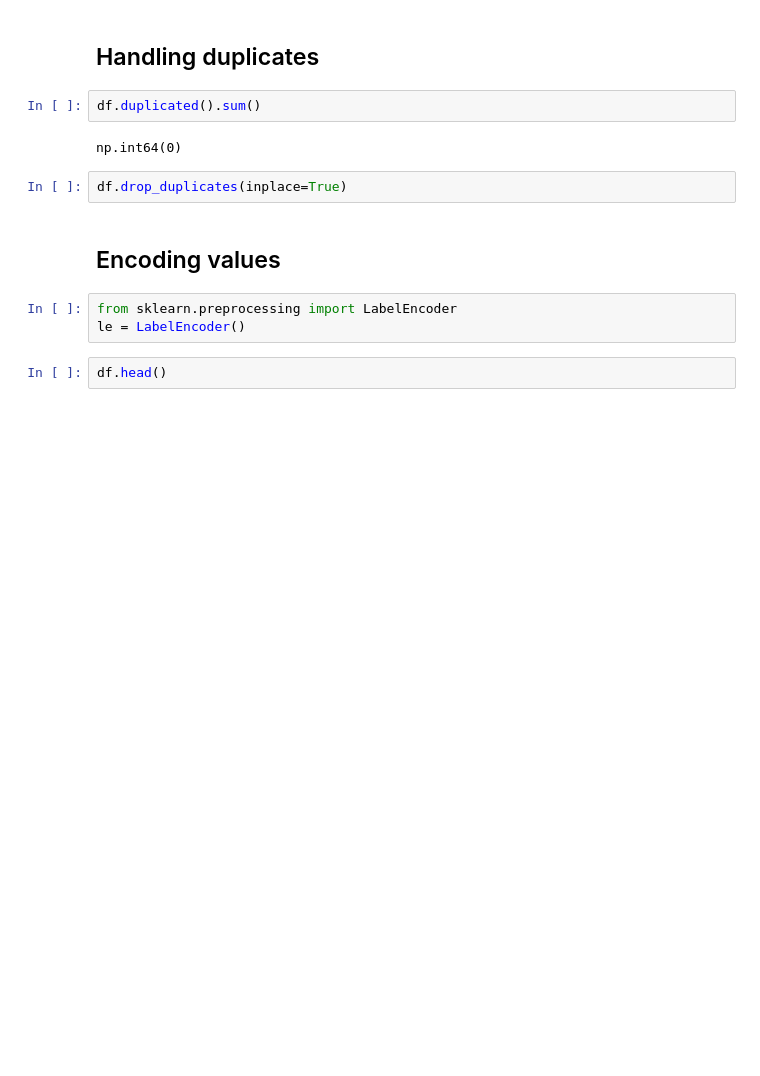
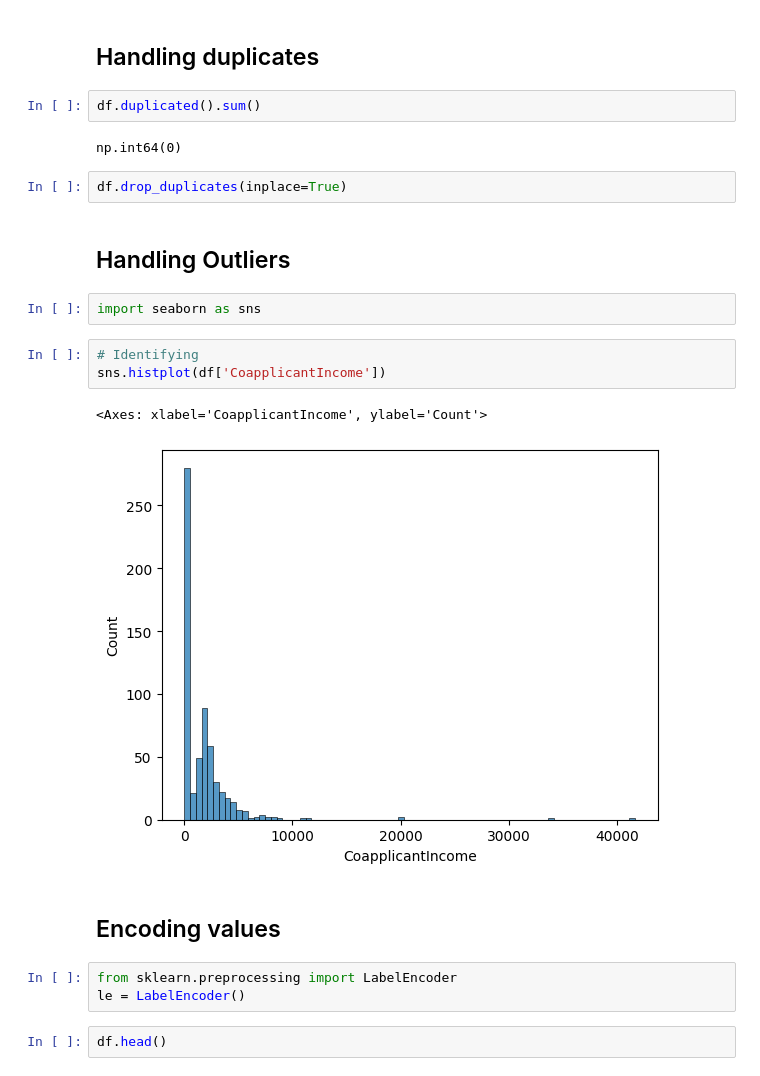
Before and after one commit to akashgardas/Data-Analysis, a Jupyter notebook: Encoding/Handling_missing_values.ipynb, the cells around one changed output. Drawn from its saved outputs; the diff is of its cells as text; blank space fills up the shorter version.

Commit message:
Handling outliers

```diff
--- a/Encoding/Handling_missing_values.ipynb
+++ b/Encoding/Handling_missing_values.ipynb
@@ -135,6 +135,16 @@ df.duplicated().sum()
 np.int64(0)
 # %%
 df.drop_duplicates(inplace=True)
+# %% [markdown]
+## Handling Outliers
+# %%
+import seaborn as sns
+# %%
+# Identifying
+sns.histplot(df['CoapplicantIncome'])
+# %% [output]
+<Axes: xlabel='CoapplicantIncome', ylabel='Count'>
+[figure, added]
 # %% [markdown]
 ## Encoding values
 # %%
```
